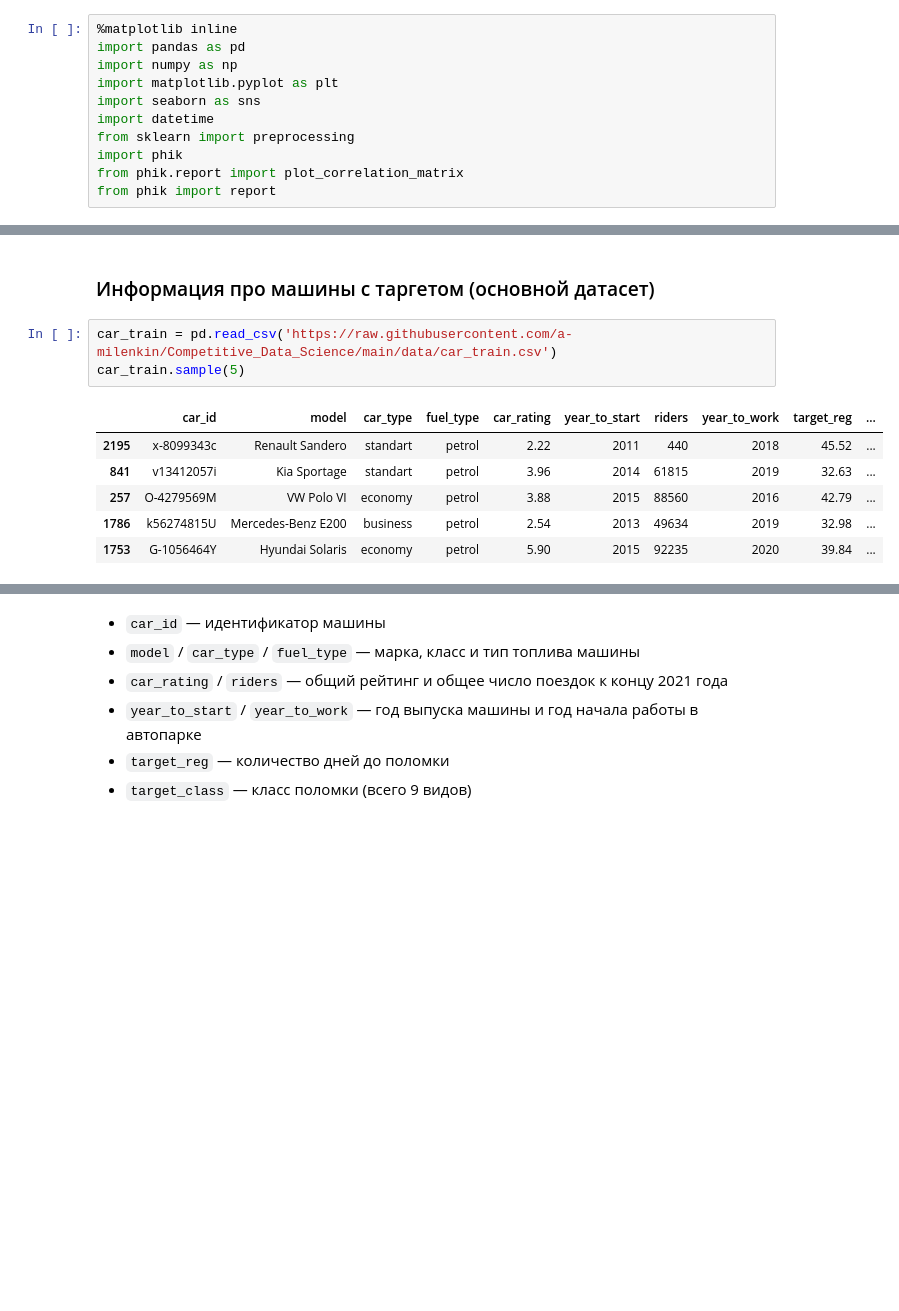
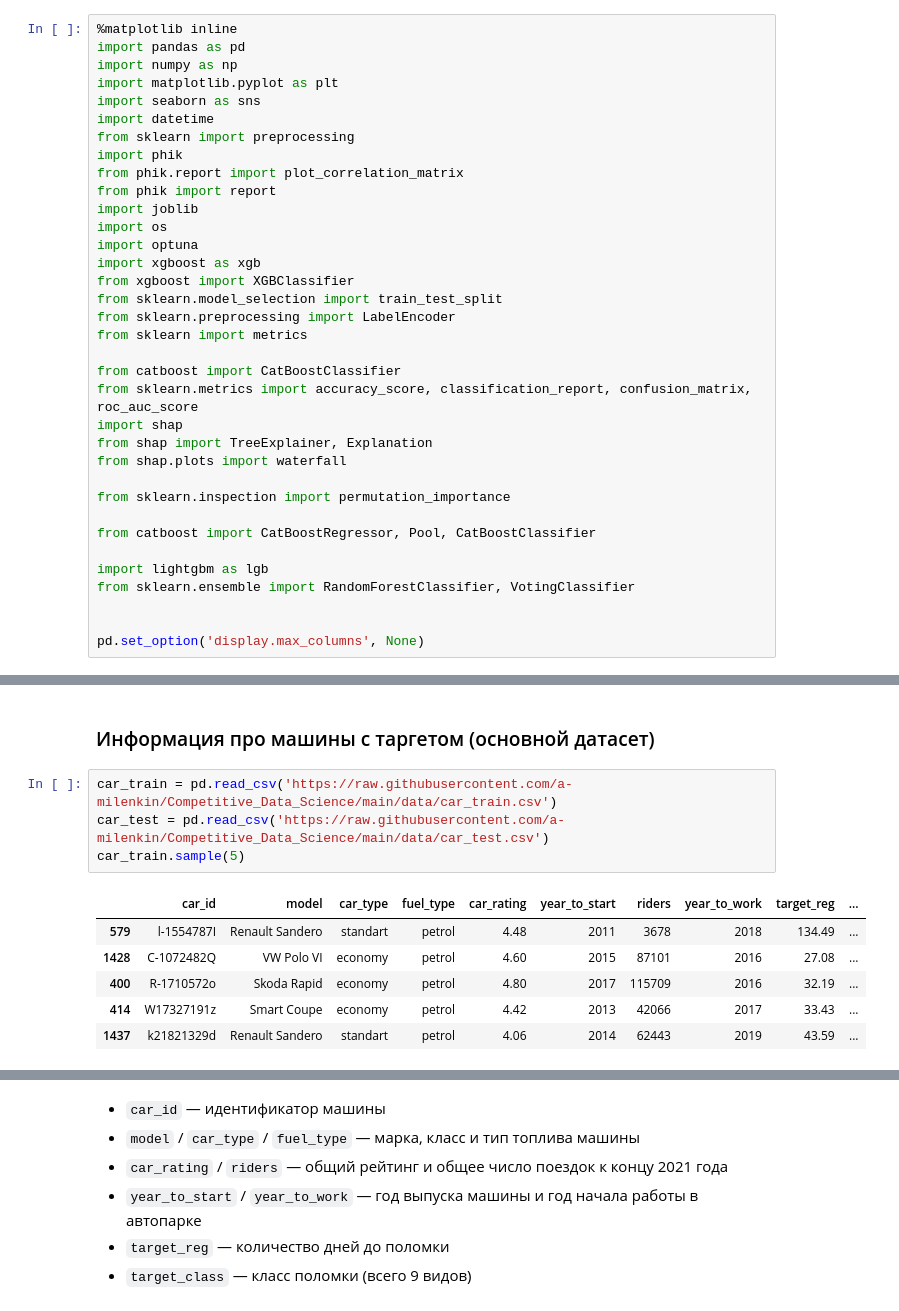
Before and after one commit to nik-gorby/MFTI_DPO, a Jupyter notebook: notebooks/Горбачев_Николай_Александрович_DataContest_HW.ipynb, the cells around one changed output, grey strips where cells are left out. Drawn from its saved outputs; the diff is of its cells as text; blank space fills up the shorter version.

```diff
--- a/notebooks/Горбачев_Николай_Александрович_DataContest_HW.ipynb
+++ b/notebooks/Горбачев_Николай_Александрович_DataContest_HW.ipynb
@@ -21,6 +21,30 @@ from sklearn import preprocessing
 import phik
 from phik.report import plot_correlation_matrix
 from phik import report
+import joblib
+import os
+import optuna
+import xgboost as xgb
+from xgboost import XGBClassifier
+from sklearn.model_selection import train_test_split
+from sklearn.preprocessing import LabelEncoder
+from sklearn import metrics
+
+from catboost import CatBoostClassifier
+from sklearn.metrics import accuracy_score, classification_report, confusion_matrix, roc_auc_score
+import shap
+from shap import TreeExplainer, Explanation
+from shap.plots import waterfall
+
+from sklearn.inspection import permutation_importance
+
+from catboost import CatBoostRegressor, Pool, CatBoostClassifier
+
+import lightgbm as lgb
+from sklearn.ensemble import RandomForestClassifier, VotingClassifier
+
+
+pd.set_option('display.max_columns', None)
 # %% [markdown]
 # <center id="part0"> Описание задачи
 # %% [markdown]
@@ -43,11 +67,12 @@ from phik import report
 ### Информация про машины с таргетом (основной датасет)
 # %%
 car_train = pd.read_csv('https://raw.githubusercontent.com/a-milenkin/Competitive_Data_Science/main/data/car_train.csv')
+car_test = pd.read_csv('https://raw.githubusercontent.com/a-milenkin/Competitive_Data_Science/main/data/car_test.csv')
 car_train.sample(5)
 # %% [output]
 |  | car_id | model | car_type | fuel_type | car_rating | year_to_start | riders | year_to_work | target_reg | ... |
-| 2195 | x-8099343c | Renault Sandero | standart | petrol | 2.22 | 2011 | 440 | 2018 | 45.52 | ... |
-| 841 | v13412057i | Kia Sportage | standart | petrol | 3.96 | 2014 | 61815 | 2019 | 32.63 | ... |
-| 257 | O-4279569M | VW Polo VI | economy | petrol | 3.88 | 2015 | 88560 | 2016 | 42.79 | ... |
-| 1786 | k56274815U | Mercedes-Benz E200 | business | petrol | 2.54 | 2013 | 49634 | 2019 | 32.98 | ... |
-| 1753 | G-1056464Y | Hyundai Solaris | economy | petrol | 5.90 | 2015 | 92235 | 2020 | 39.84 | ... |
+| 579 | l-1554787I | Renault Sandero | standart | petrol | 4.48 | 2011 | 3678 | 2018 | 134.49 | ... |
+| 1428 | C-1072482Q | VW Polo VI | economy | petrol | 4.60 | 2015 | 87101 | 2016 | 27.08 | ... |
+| 400 | R-1710572o | Skoda Rapid | economy | petrol | 4.80 | 2017 | 115709 | 2016 | 32.19 | ... |
+| 414 | W17327191z | Smart Coupe | economy | petrol | 4.42 | 2013 | 42066 | 2017 | 33.43 | ... |
+| 1437 | k21821329d | Renault Sandero | standart | petrol | 4.06 | 2014 | 62443 | 2019 | 43.59 | ... |
```
Also changed, not shown: parts of 102 cells of this notebook, 31 other files.
